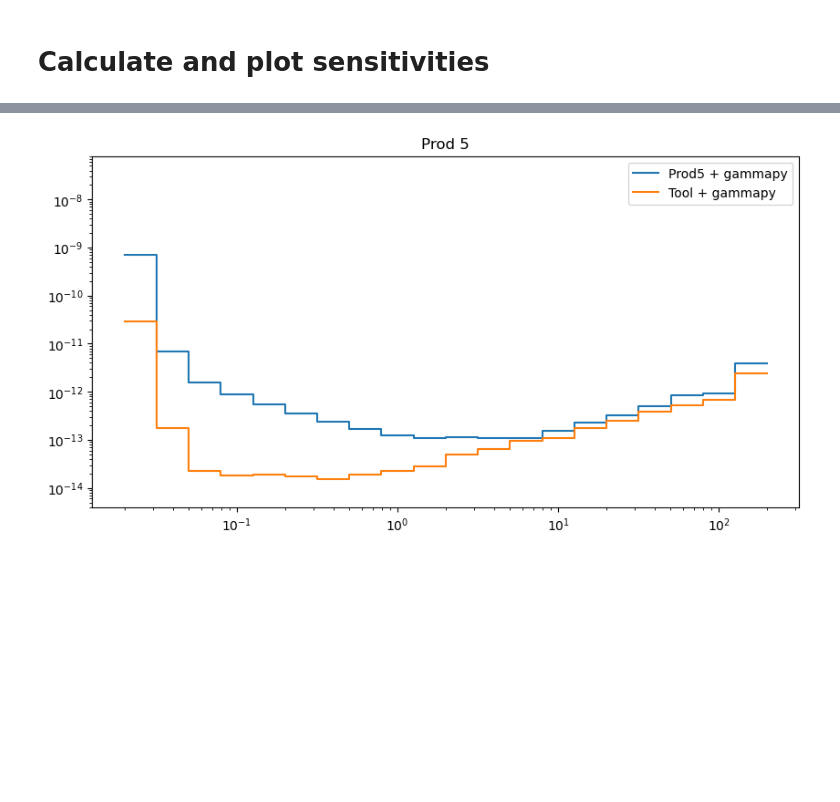
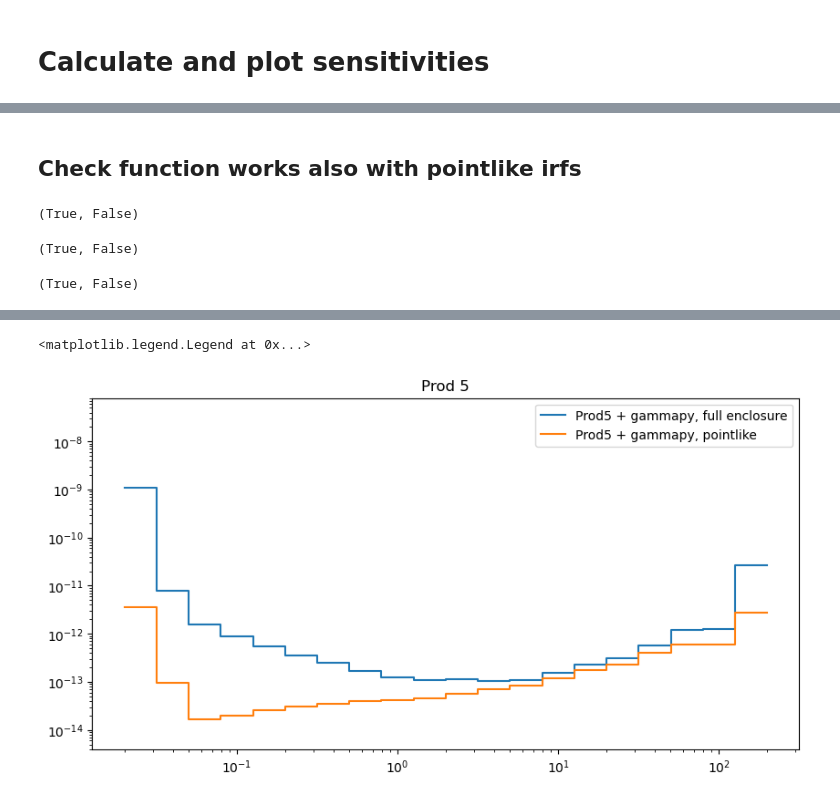
Before and after one commit to Tobychev/GammapySensitivity, a Jupyter notebook: SensitivityFromIRF.ipynb, the cells around one changed output, grey strips where cells are left out. Drawn from its saved outputs; the diff is of its cells as text; code cells hidden in the pictures; blank space fills up the shorter version.

Commit message:
Added point-like irfs extracted from the root files, more checks

```diff
--- a/SensitivityFromIRF.ipynb
+++ b/SensitivityFromIRF.ipynb
@@ -46,10 +46,11 @@ def gp_sensitivity_curve(irfs, root_e_bins, enclosure=True, conf={}):
     source_position = pointing.directional_offset_by(offset_dir, offset)
     if enclosure:
         on_region = CircleSkyRegion(source_position, radius=on_region_radius)
+        correct_containment = False
     else:
         on_region = PointSkyRegion(source_position)
-
-    geom = RegionGeom.create(on_region, axes=[energy_axis])
+        correct_containment = False
+    geom = RegionGeom.create(region=on_region, axes=[energy_axis])
     empty_dataset = SpectrumDataset.create(geom=geom, energy_axis_true=energy_axis_true)
 
     location = observatory_locations["cta_south"]
@@ -60,9 +61,10 @@ def gp_sensitivity_curve(irfs, root_e_bins, enclosure=True, conf={}):
     )
     spectrum_maker = SpectrumDatasetMaker(
         selection=["exposure", "edisp", "background"],
-        containment_correction=False,
+        containment_correction=correct_containment,
     )
     dataset = spectrum_maker.run(empty_dataset, obs)
+    on_radii = None
     if enclosure:
         containment = 0.68
         dataset.exposure *= containment
@@ -81,7 +83,7 @@ def gp_sensitivity_curve(irfs, root_e_bins, enclosure=True, conf={}):
         bkg_syst_fraction=0.05,
     )
     gp_sensitivity_table = sensitivity_estimator.run(dataset_on_off)
-    return gp_sensitivity_table["e_ref"], gp_sensitivity_table["e2dnde"], gp_sensitivity_table
+    return gp_sensitivity_table["e_ref"], gp_sensitivity_table["e2dnde"], (gp_sensitivity_table, on_radii)
 # %% [markdown]
 # Load irfs
 # %%
@@ -115,10 +117,15 @@ prod3_irf_root = IRF_ROOT / "CTA-Performance-prod3b-v2-South-20deg-S-50h.root"
 prod5_irf_fits = IRF_ROOT / 'Prod5-South-20deg-SouthAz-14MSTs37SSTs.180000s-v0.1.fits.gz'
 prod5_irf_root = IRF_ROOT / 'Prod5-South-20deg-SouthAz-14MSTs37SSTs.180000s-v0.1.root'
 
+prod5_irf_point_fits = IRF_ROOT / 'Prod5-South-20deg-SouthAz-14MSTs37SSTs.180000s_pointlike.fits'
+
 pyirf_irf_fits = IRF_ROOT / "Match_ED_IRF.fits"
 # %%
 prod5_sens, p5_en = load_sensitivity(prod5_irf_root)
 irf_tab_p5 = load_irf_with_rad_max(prod5_irf_fits, prod5_irf_root)
+irf_tab_p5_point = load_irf_with_rad_max(prod5_irf_point_fits, prod5_irf_root)
+
+
 prod3_sens, p3_en = load_sensitivity(prod3_irf_root)
 irf_tab_p3 = load_irf_with_rad_max(prod3_irf_fits, prod3_irf_root)
 
@@ -174,10 +169,27 @@ WARNING:root:Table column name energy will be deprecated by e_ref since v1.2
 <matplotlib.legend.Legend at 0x...>
 [figure]
 [figure]
+# %% [markdown]
+## Check function works also with pointlike irfs
+# %%
+irf_tab_p5_point["aeff"].is_pointlike, irf_tab_p5["aeff"].is_pointlike
+# %% [output]
+(True, False)
+# %%
+irf_tab_p5_point["edisp"].is_pointlike, irf_tab_p5["edisp"].is_pointlike
+# %% [output]
+(True, False)
+# %%
+irf_tab_p5_point["bkg"].is_pointlike, irf_tab_p5["bkg"].is_pointlike
+# %% [output]
+(True, False)
 # %%
+p5_gE, p5_gSens, _ = gp_sensitivity_curve(irf_tab_p5, p5_en, enclosure=True, conf={"point_offset": 0.5 * u.deg})
+p5p_gE, p5p_gSens, _ = gp_sensitivity_curve(irf_tab_p5_point, p5_en, enclosure=False, conf={"point_offset": 0.5 * u.deg})
+
 fig, ax = plt.subplots(1, 1, figsize=(10, 5))
-plt.step(p5_gE, p5_gSens, label="Prod5 + gammapy")
-plt.step(py_gE, py_gSens, label="Tool + gammapy")
+plt.step(p5_gE, p5_gSens, label="Prod5 + gammapy, full enclosure")
+plt.step(p5p_gE, p5p_gSens, label="Prod5 + gammapy, pointlike")
 
 plt.title("Prod 5")
 
@@ -189 +202,2 @@ plt.legend()
+<matplotlib.legend.Legend at 0x...>
-[figure, old version]
+[figure, new version]
```
Also changed, not shown: parts of 24 cells of this notebook, 1 other file.
